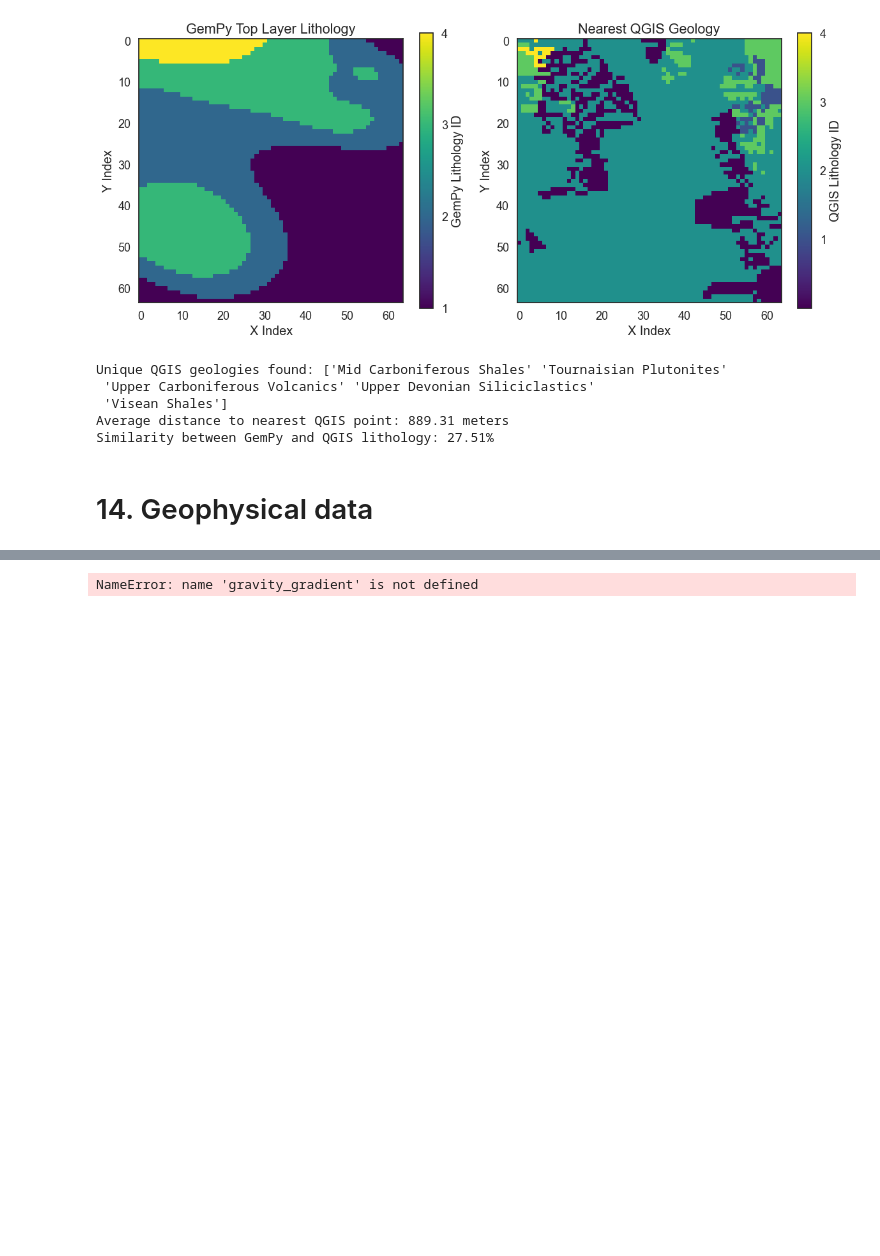
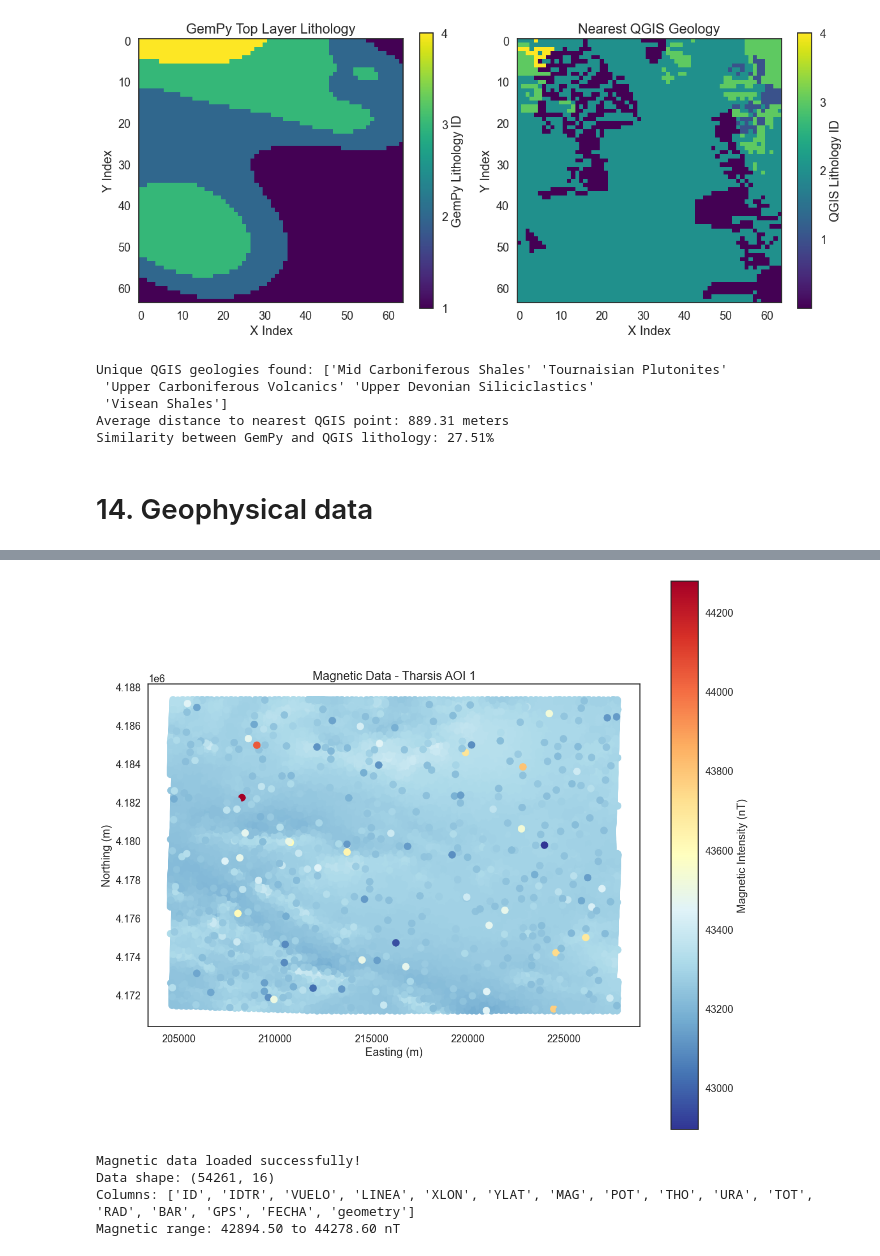
Before and after one commit to terranigma-solutions/Mineye-Terranigma, a Jupyter notebook: GeoModel/gempyModel.ipynb, the cells around one changed output, grey strips where cells are left out. Drawn from its saved outputs; the diff is of its cells as text; code cells hidden in the pictures; blank space fills up the shorter version.

```diff
--- a/GeoModel/gempyModel.ipynb
+++ b/GeoModel/gempyModel.ipynb
@@ -672,7 +679,35 @@ print(f"Gravity range: {gravity_data['gravity'].min():.2f} to {gravity_data['gra
 # %%
-geo_model.geophysics_input = gp.data.GeophysicsInput(
-    tz=gravity_gradient,
-    densities=np.array([2.61, 2.92, 3.1, 2.92, 2.61]),
+# Load and plot the geophysical gravity data
+magnetic_data = gpd.read_file(r"C:\Users\mrcon\PycharmProjects\Mineye-Terranigma-1\Data\Tharsis AOI 1\AOI1_airborneMagnetics_EPSG23030.geojson")
+
+
+# Create a plot of the gravity data
+fig, ax = plt.subplots(figsize=(12, 10))
+
+# Plot the gravity data with a colormap
+magnetic_plot = magnetic_data.plot(
+    column='MAG',
+    ax=ax,
+    cmap='RdYlBu_r',
+    legend=True,
+    legend_kwds={'label': 'Magnetic Intensity (nT)', 'orientation': 'vertical'}
 )
+
+ax.set_title('Magnetic Data - Tharsis AOI 1')
+ax.set_xlabel('Easting (m)')
+ax.set_ylabel('Northing (m)')
+ax.set_aspect('equal')
+
+plt.tight_layout()
+plt.show()
+
+print(f"Magnetic data loaded successfully!")
+print(f"Data shape: {magnetic_data.shape}")
+print(f"Columns: {magnetic_data.columns.tolist()}")
+print(f"Magnetic range: {magnetic_data['MAG'].min():.2f} to {magnetic_data['MAG'].max():.2f} nT")
 # %% [output]
+[figure, added]
-NameError: name 'gravity_gradient' is not defined
+Magnetic data loaded successfully!
+Data shape: (54261, 16)
+Columns: ['ID', 'IDTR', 'VUELO', 'LINEA', 'XLON', 'YLAT', 'MAG', 'POT', 'THO', 'URA', 'TOT', 'RAD', 'BAR', 'GPS', 'FECHA', 'geometry']
+Magnetic range: 42894.50 to 44278.60 nT
```
Also changed, not shown: parts of 2 cells of this notebook.
